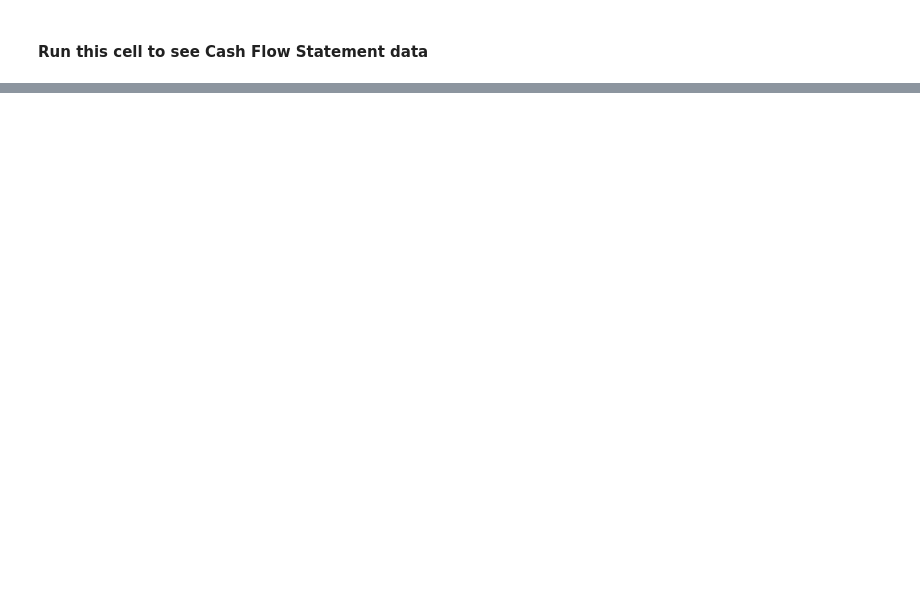
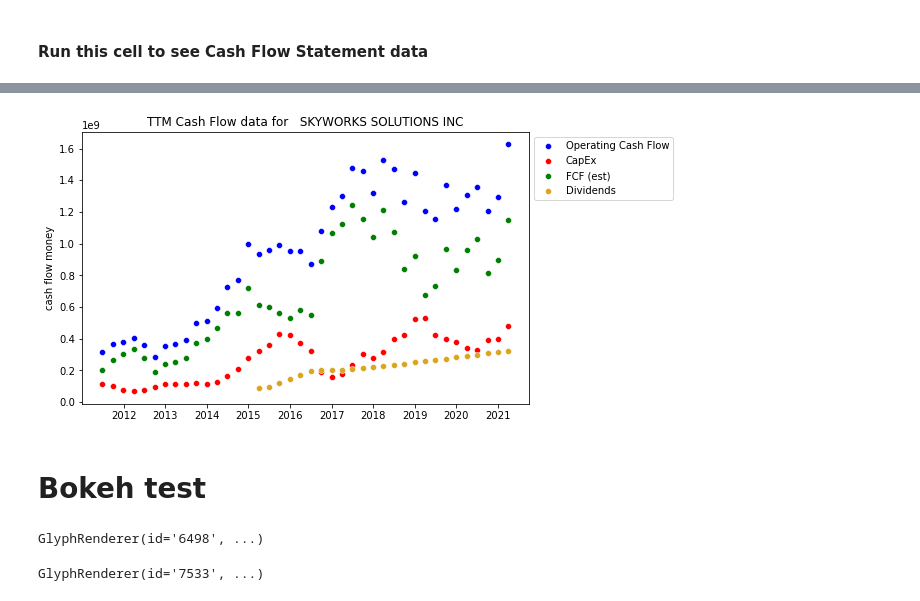
Before and after one commit to sfreagin/SEC_testing, a Jupyter notebook: graphic_test.ipynb, the cells around one changed output, grey strips where cells are left out. Cells and saved outputs as stored; diff of their text form; code cells hidden in the pictures; blank space fills up the shorter version.

```diff
--- a/graphic_test.ipynb
+++ b/graphic_test.ipynb
@@ -139,0 +154,4 @@ plt.title(f'TTM Cash Flow data for {ticker_name[5:]}');
+# %%
+cash_flow_chart_maker(cashflow_df)
+# %% [output]
+[figure, added]
@@ -139,0 +160,2 @@ plt.title(f'TTM Cash Flow data for {ticker_name[5:]}');
+# %% [markdown]
+# Bokeh test
@@ -139,0 +164,36 @@ plt.title(f'TTM Cash Flow data for {ticker_name[5:]}');
+# %%
+# prep some data
+x = income_df.index
+
+y1 = income_df['Revenue']
+y2 = income_df['Net Income Common']
+y3 = balance_df['Total Assets']
+y4 = balance_df['Total current liabilities']
+
+p = figure(title='Example', x_axis_label='x',y_axis_label='y')
+
+p.circle(x,y1,line_color='green',size=12,fill_alpha=0.25)
+p.circle(x,y2,size=12,fill_alpha=0.25)
+p.circle(x,y3,color='black',size=12,fill_alpha=0.25)
+p.circle(x,y4,color='red',size=12,fill_alpha=0.25)
+# %% [output]
+GlyphRenderer(id='6498', ...)
+# %%
+# prep some data
+x = income_df.index
+
+y1 = balance_df['Cash and Short Term Investments']
+y2 = balance_df['Shareholders Equity (Tangible)']
+y3 = balance_df['Total Assets']
+y4 = balance_df['Total liabilities']
+y5 = balance_df['Total current assets']
+
+p = figure(title='Example', x_axis_label='x',y_axis_label='y')
+
+p.circle(x,y1,line_color='green',size=12,fill_alpha=0.25)
+p.circle(x,y2,color='blue',size=12,fill_alpha=0.25)
+p.circle(x,y3,color='black',size=12,fill_alpha=0.25)
+p.circle(x,y4,color='red',size=12,fill_alpha=0.25)
+p.circle(x,y5,color='gold',size=12,fill_alpha=0.25)
+# %% [output]
+GlyphRenderer(id='7533', ...)
```
Also changed, not shown: parts of 11 cells of this notebook.
